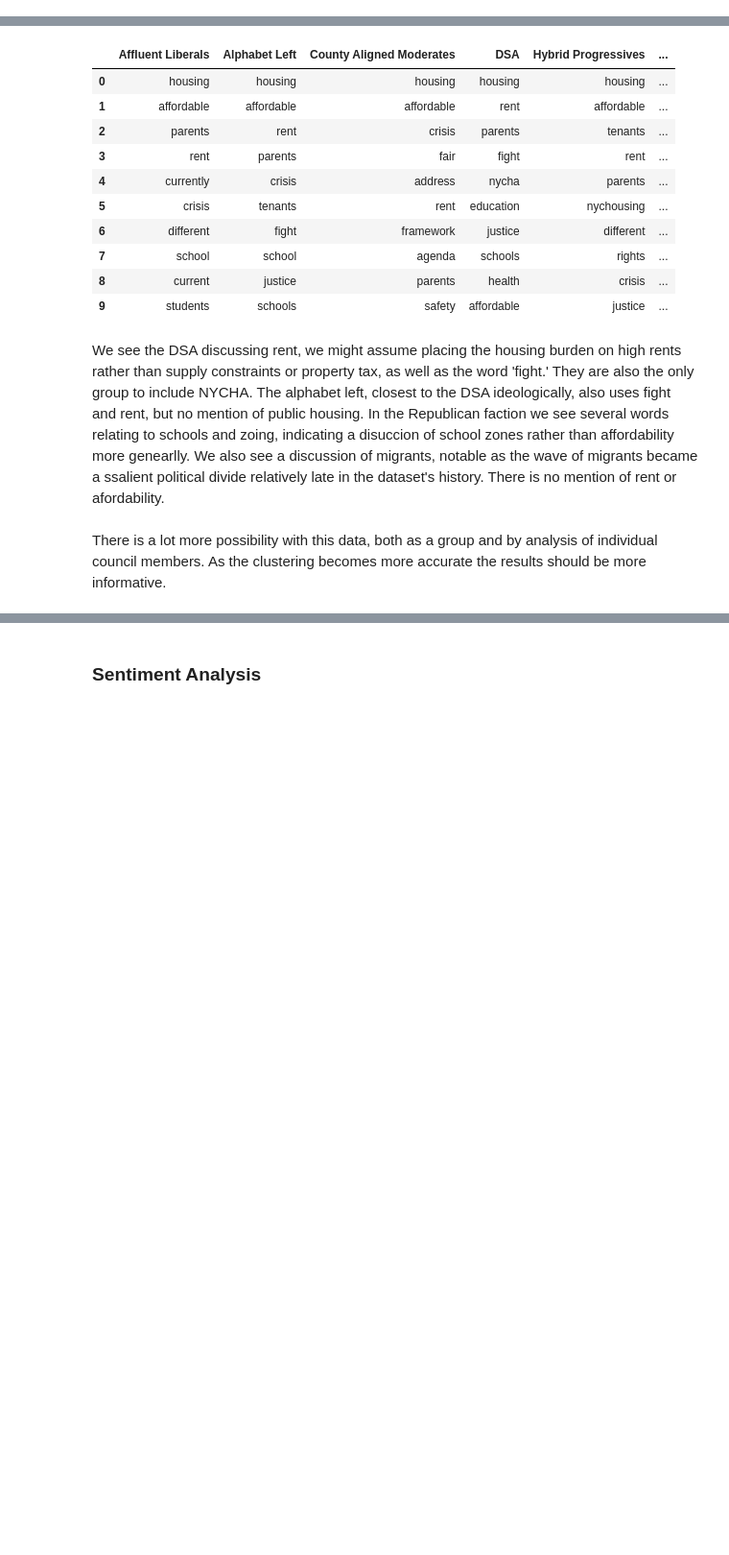
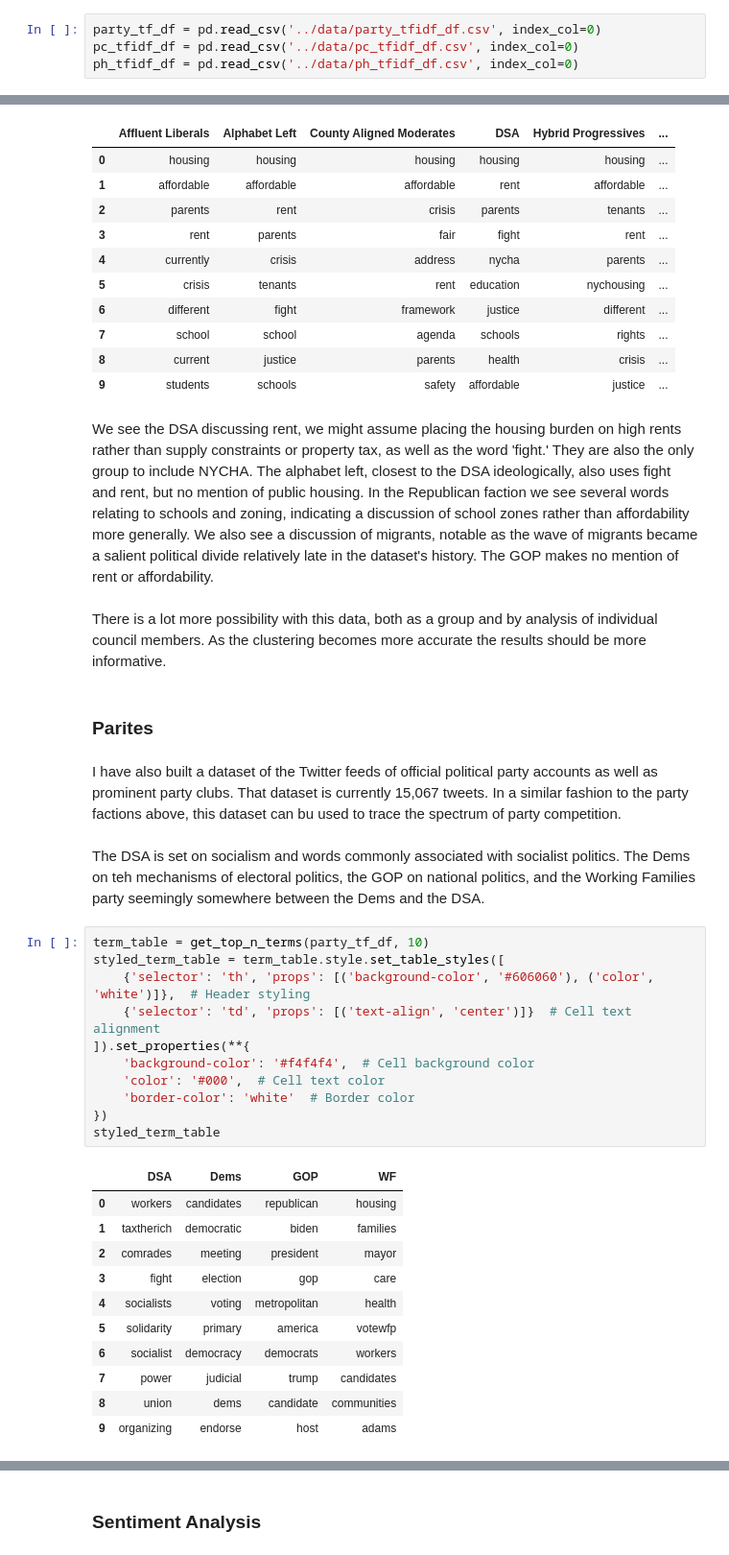
Before and after one commit to SamTGoodson/citycouncil_tweets, a Jupyter notebook: notebooks/tweet_description.ipynb, the cells around one changed output, grey strips where cells are left out. Shown: that part at 96% size. Cells and saved outputs as stored; diff of their text form; blank space fills up the shorter version.

```diff
--- a/notebooks/tweet_description.ipynb
+++ b/notebooks/tweet_description.ipynb
@@ -86,6 +78,10 @@ cop_vader_bert = pd.read_csv('../data/cops_vader_bert.csv')
 tfidf_df_rf = pd.read_csv('../data/rf_tfidf_df.csv', index_col=0)
 tfidf_df_rf_pca = pd.read_csv('../data/rf_pca_tfidf_df.csv', index_col=0)
 housing_tf_df = pd.read_csv('../data/housing_tfidf_df.csv', index_col=0)
+# %%
+party_tf_df = pd.read_csv('../data/party_tfidf_df.csv', index_col=0)
+pc_tfidf_df = pd.read_csv('../data/pc_tfidf_df.csv', index_col=0)
+ph_tfidf_df = pd.read_csv('../data/ph_tfidf_df.csv', index_col=0)
 # %%
 council_members_only = tweet_df[tweet_df['username'].isin(council_members)]
 tweets_per_name = council_members_only.groupby('full_name').size().reset_index(name='tweets_count')
@@ -309,6 +313,35 @@ styled_term_table
 | 8 | current | justice | parents | health | crisis | ... |
 | 9 | students | schools | safety | affordable | justice | ... |
 # %% [markdown]
-We see the DSA discussing rent, we might assume placing the housing burden on high rents rather than supply constraints or property tax, as well as the word 'fight.' They are also the only group to include NYCHA. The alphabet left, closest to the DSA ideologically, also uses fight and rent, but no mention of public housing. In the Republican faction we see several words relating to schools and zoing, indicating a disuccion of school zones rather than affordability more genearlly. We also see a discussion of migrants, notable as the wave of migrants became a ssalient political divide relatively late in the dataset's history. There is no mention of rent or afordability.
+We see the DSA discussing rent, we might assume placing the housing burden on high rents rather than supply constraints or property tax, as well as the word 'fight.' They are also the only group to include NYCHA. The alphabet left, closest to the DSA ideologically, also uses fight and rent, but no mention of public housing. In the Republican faction we see several words relating to schools and zoning, indicating a discussion of school zones rather than affordability more generally. We also see a discussion of migrants, notable as the wave of migrants became a salient political divide relatively late in the dataset's history. The GOP makes no mention of rent or affordability.
 # %% [markdown]
 There is a lot more possibility with this data, both as a group and by analysis of individual council members. As the clustering becomes more accurate the results should be more informative.
+# %% [markdown]
+### Parites
+# %% [markdown]
+I have also built a dataset of the Twitter feeds of official political party accounts as well as prominent party clubs. That dataset is currently 15,067 tweets. In a similar fashion to the party factions above, this dataset can bu used to trace the spectrum of party competition.
+# %% [markdown]
+The DSA is set on socialism and words commonly associated with socialist politics. The Dems on teh mechanisms of electoral politics, the GOP on national politics, and the Working Families party seemingly somewhere between the Dems and the DSA.
+# %%
+term_table = get_top_n_terms(party_tf_df, 10)
+styled_term_table = term_table.style.set_table_styles([
+    {'selector': 'th', 'props': [('background-color', '#606060'), ('color', 'white')]},  # Header styling
+    {'selector': 'td', 'props': [('text-align', 'center')]}  # Cell text alignment
+]).set_properties(**{
+    'background-color': '#f4f4f4',  # Cell background color
+    'color': '#000',  # Cell text color
+    'border-color': 'white'  # Border color
+})
+styled_term_table
+# %% [output]
+|  | DSA | Dems | GOP | WF |
+| 0 | workers | candidates | republican | housing |
+| 1 | taxtherich | democratic | biden | families |
+| 2 | comrades | meeting | president | mayor |
+| 3 | fight | election | gop | care |
+| 4 | socialists | voting | metropolitan | health |
+| 5 | solidarity | primary | america | votewfp |
+| 6 | socialist | democracy | democrats | workers |
+| 7 | power | judicial | trump | candidates |
+| 8 | union | dems | candidate | communities |
+| 9 | organizing | endorse | host | adams |
```
Also changed, not shown: parts of 47 cells of this notebook, 15 other files.
